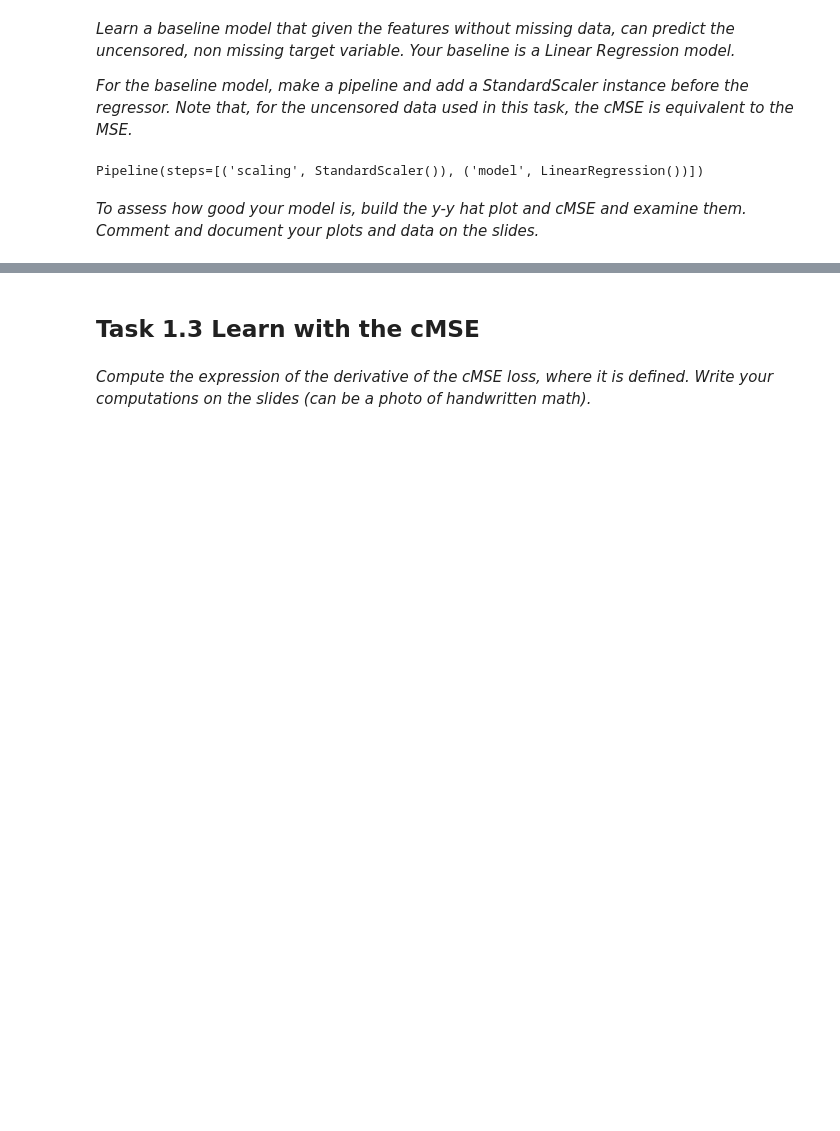
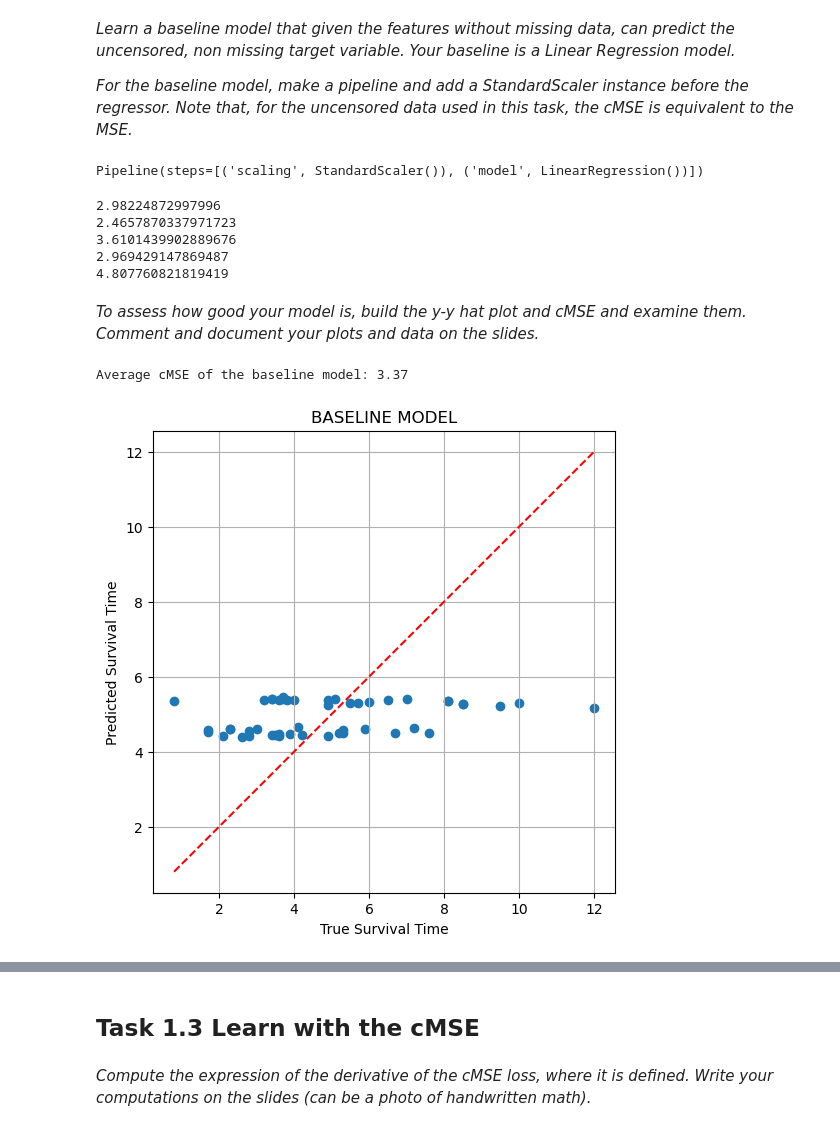
Before and after one commit to magdaa08/multiple_myeloma_survival, a Jupyter notebook: ml_nova_multiple_myeloma_survival.ipynb, the cells around one changed output, grey strips where cells are left out. Saved outputs shown, nothing was run; the diff lists cells and outputs as text; code cells hidden in the pictures; blank space fills up the shorter version.

```diff
--- a/ml_nova_multiple_myeloma_survival.ipynb
+++ b/ml_nova_multiple_myeloma_survival.ipynb
@@ -147,11 +221,32 @@ pipe = Pipeline(
 pipe
 # %% [output]
 Pipeline(steps=[('scaling', StandardScaler()), ('model', LinearRegression())])
-# %%
-# correct the names, when we have them
-
-pipe.fit(some_input_train_data, some_output_train_data)
-y_hat = pipe.predict(some_input_validation_or_test_data)
-cMSE = error_metric(some_output_validation_or_test_data, y_hat, censored_variable)
+# %%
+from sklearn.model_selection import KFold
+
+cMSEs = []
+
+kf = KFold(n_splits=5)
+
+for train_index, test_index in kf.split(X):
+
+    X_train, X_test = X.iloc[train_index], X.iloc[test_index]
+    y_train, y_test = y.iloc[train_index], y.iloc[test_index]
+    X_test_censored = censored.iloc[test_index].to_numpy()
+
+    pipe.fit(X_train, y_train)
+    y_hat = pipe.predict(X_test)
+
+    true_y = y_test.to_numpy()
+    cMSE = error_metric(y_hat, true_y, X_test_censored)
+    cMSEs.append(cMSE)
+
+    print(cMSE)
+# %% [output]
+2.98224872997996
+2.4657870337971723
+3.6101439902889676
+2.969429147869487
+4.807760821819419
 # %% [markdown]
 *To assess how good your model is, build the y-y hat plot and cMSE and examine them. Comment and document your plots and data on the slides.*
@@ -159,0 +253,46 @@ cMSE = error_metric(some_output_validation_or_test_data, y_hat, censored_variabl
+# %%
+cMSE_average = np.mean(cMSEs)
+
+print("Average cMSE of the baseline model: {}".format(round(cMSE_average, 2)))
+# %% [output]
+Average cMSE of the baseline model: 3.37
+# %%
+import numpy as np
+import matplotlib.pyplot as plt
+
+def plot_y_yhat(y: np.ndarray, y_hat: np.ndarray, plot_title="y-yhat_plot"):
+    """
+    Generates a scatter plot of true values (y) vs. predicted values (y_hat).
+
+    Parameters:
+    - y: True target values (Survival Time).
+    - y_hat: Predicted target values.
+    - plot_title: Title for the plot and saved file.
+    """
+
+    MAX = 500
+    if len(y) > MAX:
+        idx = np.random.choice(len(y), MAX, replace=False)
+    else:
+        idx = np.arange(len(y))
+
+    plt.figure(figsize=(6, 6))
+    x0, x1 = np.min(y[idx]), np.max(y[idx])
+
+    # Scatter plot of true vs predicted values
+    plt.scatter(y[idx], y_hat[idx])
+    plt.plot([x0, x1], [x0, x1], color='red', linestyle='--')
+
+    plt.xlabel('True Survival Time')
+    plt.ylabel('Predicted Survival Time')
+    plt.title(plot_title.upper()+" MODEL")
+    plt.grid(True)
+    plt.axis('square')
+
+    # Save the plot
+    plt.savefig(f"./output/plots/{plot_title}.pdf")
+    plt.show()
+# %%
+plot_y_yhat(y_test.to_numpy(), y_hat, plot_title = "baseline")
+# %% [output]
+[figure, added]
```
Also changed, not shown: parts of 34 cells of this notebook, 2 other files.
